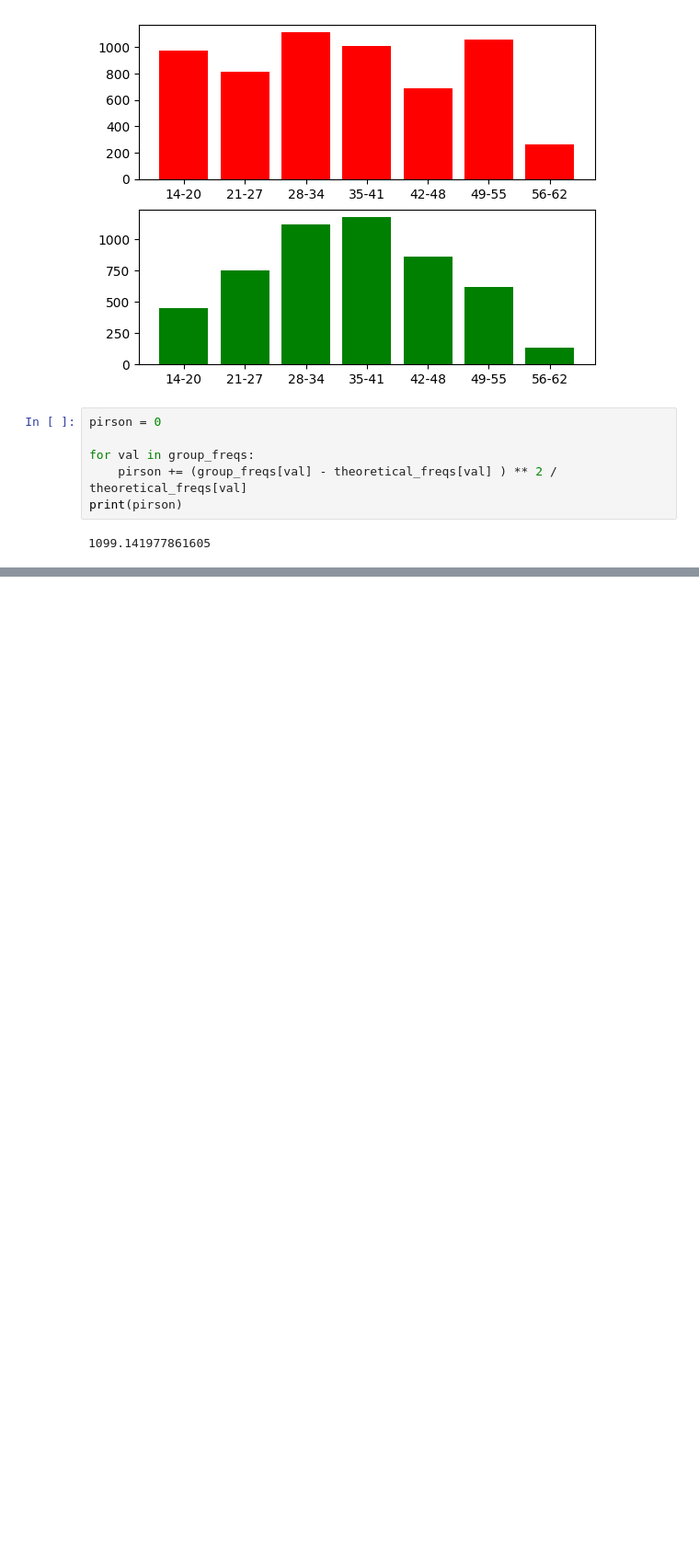
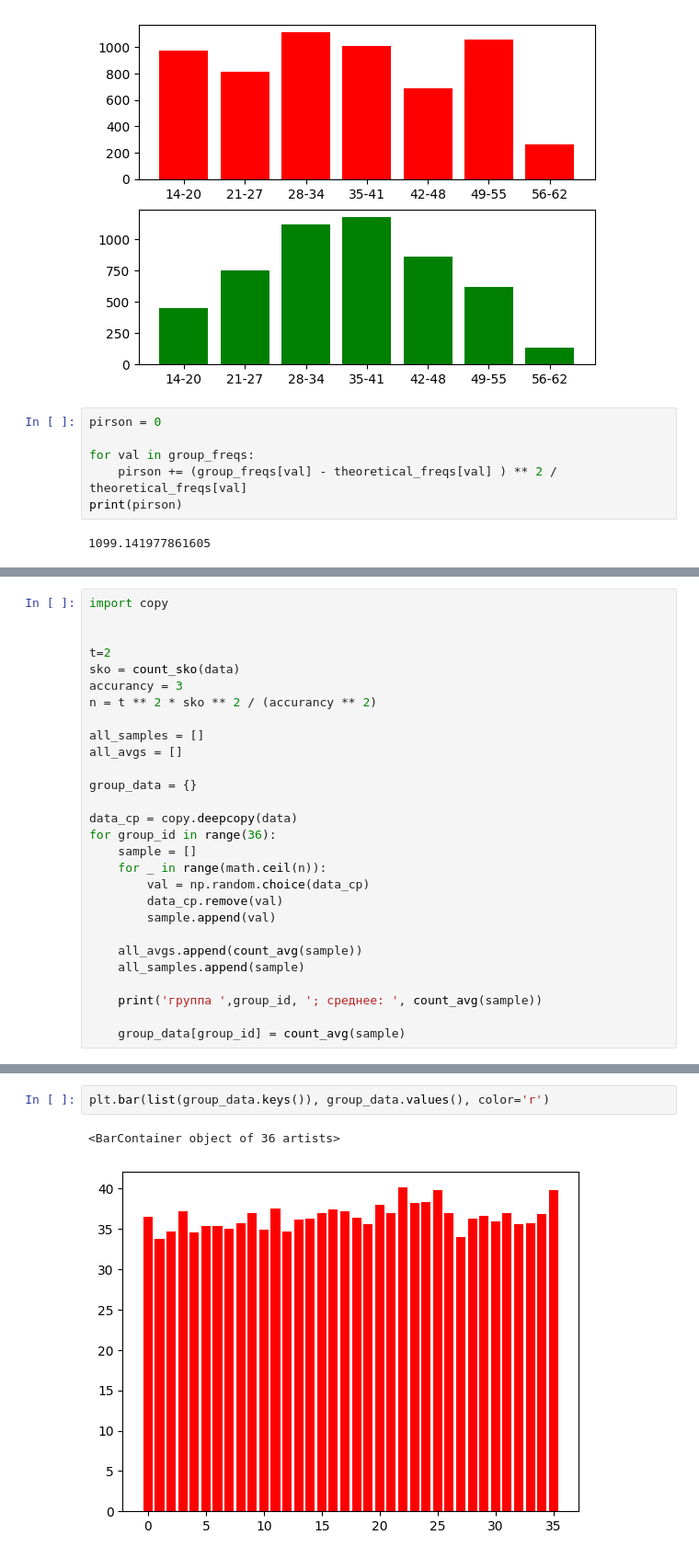
Before and after one commit to CepbluKot/stats, a Jupyter notebook: correct/lr3.ipynb, the cells around one changed output, grey strips where cells are left out. Shown: that part at 92% size. Cells and saved outputs as stored; diff of their text form; blank space fills up the shorter version.

```diff
--- a/correct/lr3.ipynb
+++ b/correct/lr3.ipynb
@@ -333,0 +336,28 @@ print(pirson)
+# %%
+import copy
+
+
+t=2
+sko = count_sko(data)
+accurancy = 3
+n = t ** 2 * sko ** 2 / (accurancy ** 2)
+
+all_samples = []
+all_avgs = []
+
+group_data = {}
+
+data_cp = copy.deepcopy(data)
+for group_id in range(36):
+    sample = []
+    for _ in range(math.ceil(n)):
+        val = np.random.choice(data_cp)
+        data_cp.remove(val)
+        sample.append(val)
+
+    all_avgs.append(count_avg(sample))
+    all_samples.append(sample)
+
+    print('группа ',group_id, '; среднее: ', count_avg(sample))
+
+    group_data[group_id] = count_avg(sample)
@@ -333,0 +382,5 @@ print(pirson)
+# %%
+plt.bar(list(group_data.keys()), group_data.values(), color='r')
+# %% [output]
+<BarContainer object of 36 artists>
+[figure, added]
```
Also changed, not shown: parts of 13 cells of this notebook, 1 other file.
